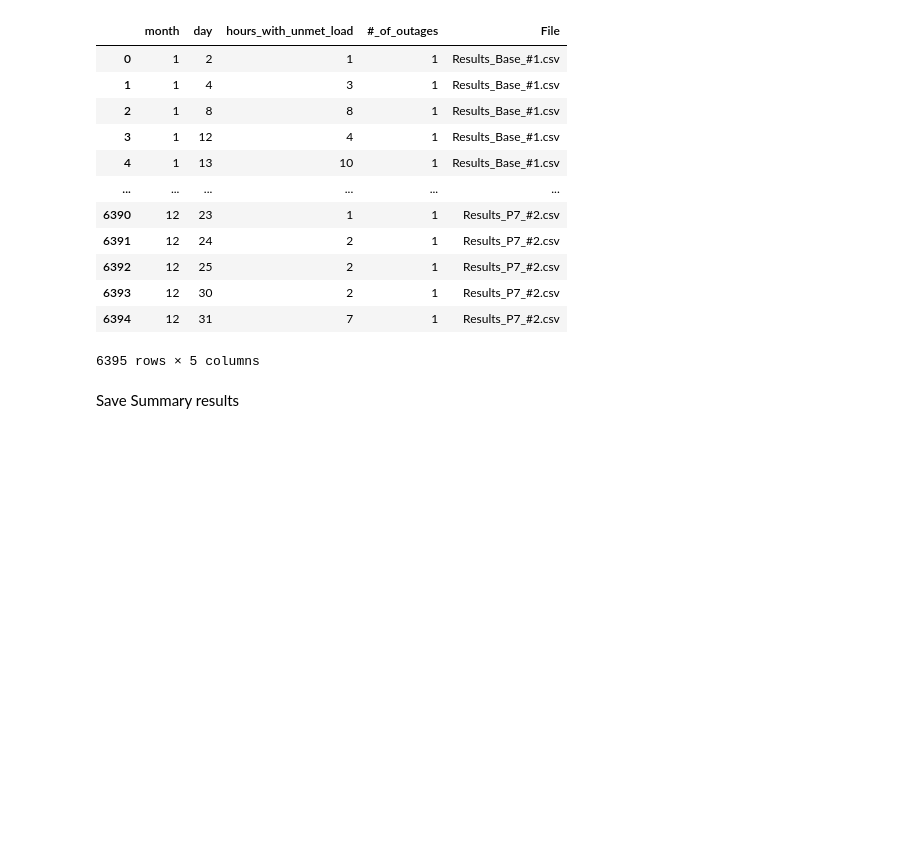
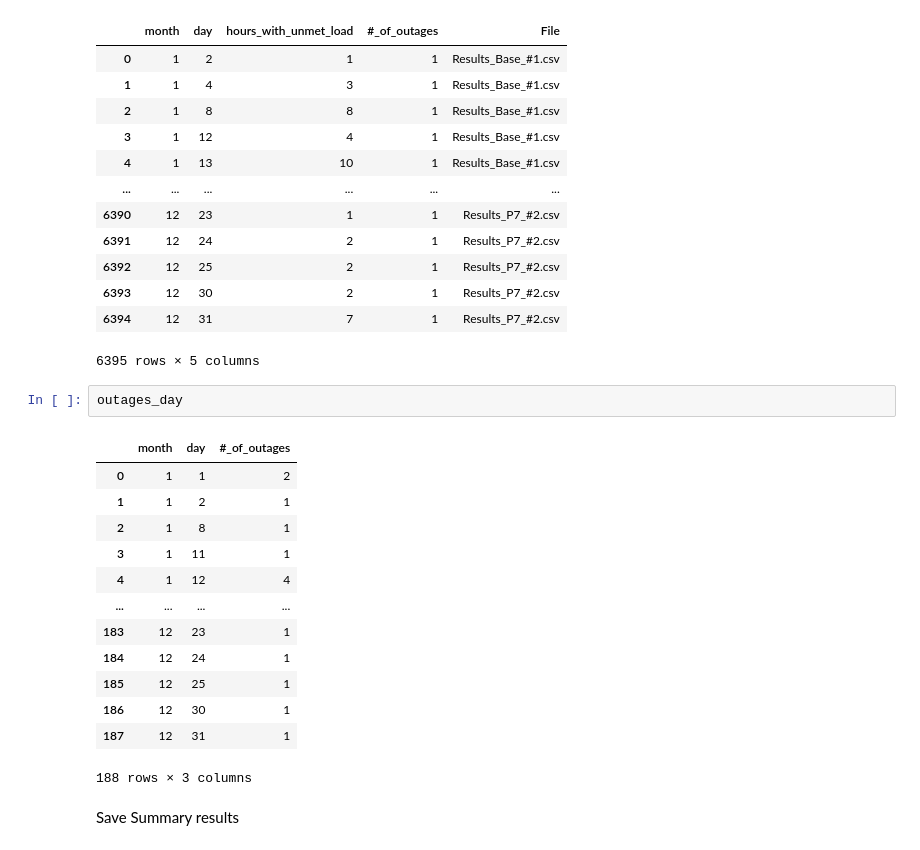
Before and after one commit to npwelsh/8760-Load-Analysis, a Jupyter notebook: 8760_code_multiple_csvs.ipynb, the cells around one changed output. Saved outputs shown, nothing was run; the diff lists cells and outputs as text; blank space fills up the shorter version.

```diff
--- a/8760_code_multiple_csvs.ipynb
+++ b/8760_code_multiple_csvs.ipynb
@@ -146,6 +147,22 @@ outages_summary_df
 | 6393 | 12 | 30 | 2 | 1 | Results_P7_#2.csv |
 | 6394 | 12 | 31 | 7 | 1 | Results_P7_#2.csv |
 6395 rows × 5 columns
+# %%
+outages_day
+# %% [output]
+|  | month | day | #_of_outages |
+| 0 | 1 | 1 | 2 |
+| 1 | 1 | 2 | 1 |
+| 2 | 1 | 8 | 1 |
+| 3 | 1 | 11 | 1 |
+| 4 | 1 | 12 | 4 |
+| ... | ... | ... | ... |
+| 183 | 12 | 23 | 1 |
+| 184 | 12 | 24 | 1 |
+| 185 | 12 | 25 | 1 |
+| 186 | 12 | 30 | 1 |
+| 187 | 12 | 31 | 1 |
+188 rows × 3 columns
 # %% [markdown]
 Save Summary  results
 # %%
```
Also changed, not shown: parts of 5 cells of this notebook.
